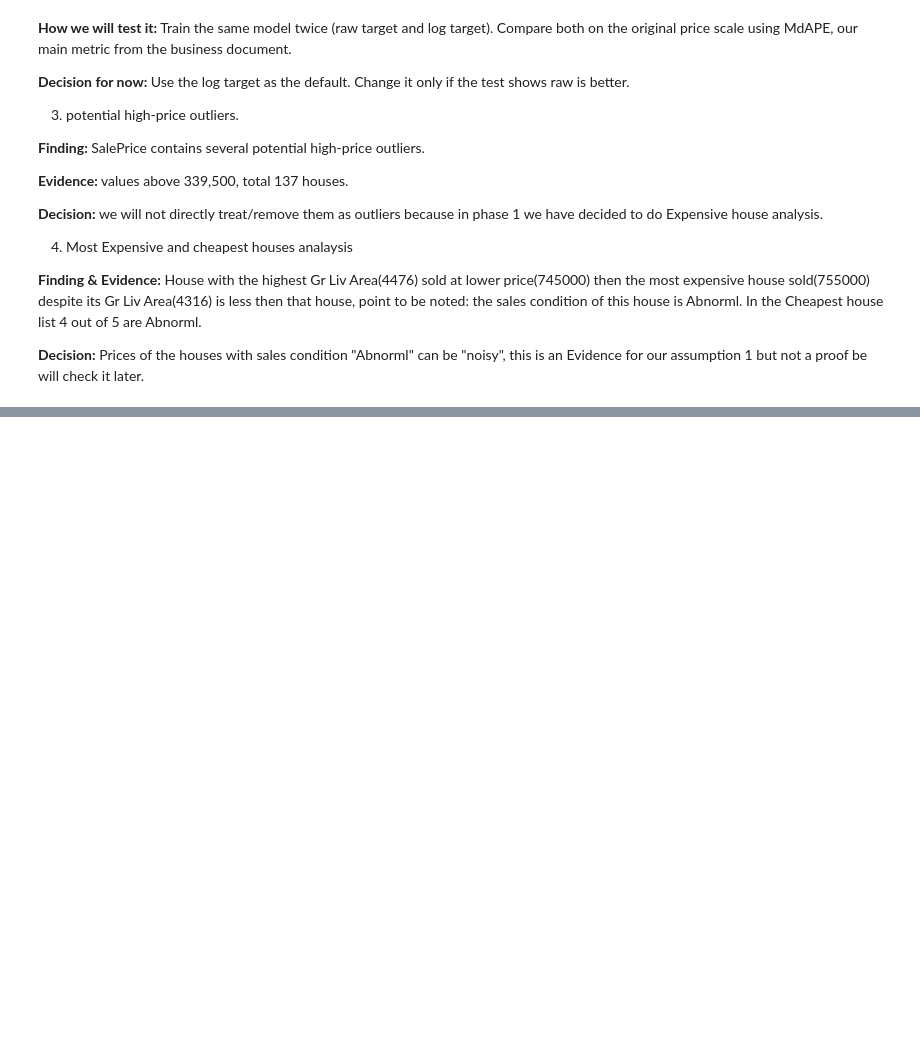
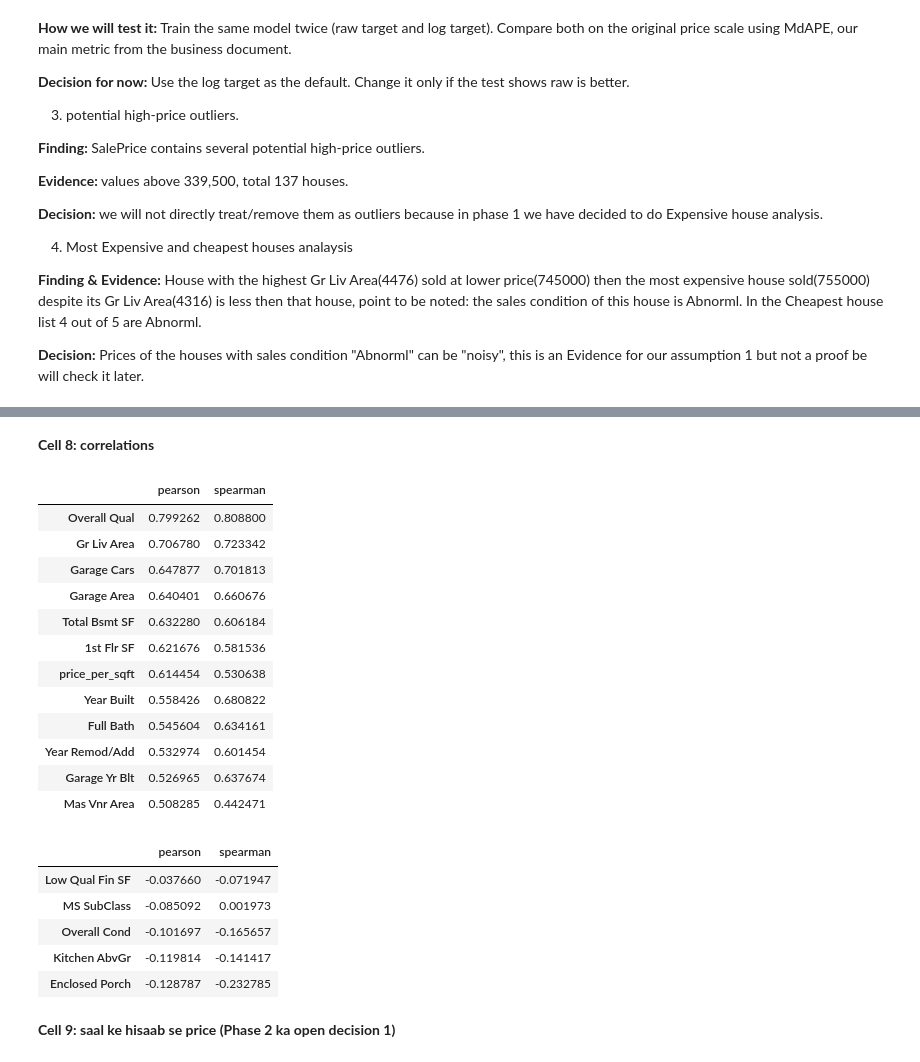
Before and after one commit to mayankthakur-04/house-price-prediction, a Jupyter notebook: notebooks/01_eda.ipynb, the cells around one changed output, grey strips where cells are left out. Drawn from its saved outputs; the diff is of its cells as text; code cells hidden in the pictures; blank space fills up the shorter version.

```diff
--- a/notebooks/01_eda.ipynb
+++ b/notebooks/01_eda.ipynb
@@ -117,0 +172,33 @@ display(df.nsmallest(5, TARGET)[cols])
+# %% [markdown]
+**Cell 8: correlations**
+# %%
+num = df.select_dtypes("number").drop(columns=["Order", "PID"])
+corr = pd.DataFrame({
+    "pearson": num.corr(method="pearson")[TARGET],
+    "spearman": num.corr(method="spearman")[TARGET],
+}).drop(TARGET).sort_values("pearson", ascending=False)
+
+display(corr.head(12))
+display(corr.tail(5))
+# %% [output]
+|  | pearson | spearman |
+| Overall Qual | 0.799262 | 0.808800 |
+| Gr Liv Area | 0.706780 | 0.723342 |
+| Garage Cars | 0.647877 | 0.701813 |
+| Garage Area | 0.640401 | 0.660676 |
+| Total Bsmt SF | 0.632280 | 0.606184 |
+| 1st Flr SF | 0.621676 | 0.581536 |
+| price_per_sqft | 0.614454 | 0.530638 |
+| Year Built | 0.558426 | 0.680822 |
+| Full Bath | 0.545604 | 0.634161 |
+| Year Remod/Add | 0.532974 | 0.601454 |
+| Garage Yr Blt | 0.526965 | 0.637674 |
+| Mas Vnr Area | 0.508285 | 0.442471 |
+|  | pearson | spearman |
+| Low Qual Fin SF | -0.037660 | -0.071947 |
+| MS SubClass | -0.085092 | 0.001973 |
+| Overall Cond | -0.101697 | -0.165657 |
+| Kitchen AbvGr | -0.119814 | -0.141417 |
+| Enclosed Porch | -0.128787 | -0.232785 |
+# %% [markdown]
+**Cell 9: saal ke hisaab se price (Phase 2 ka open decision 1)**
```
Also changed, not shown: parts of 8 cells of this notebook.
